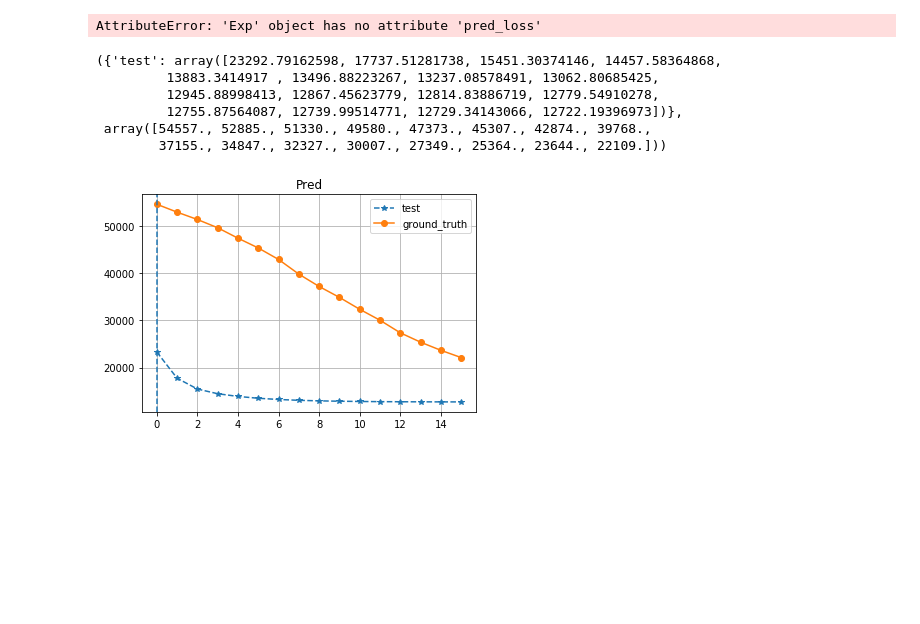
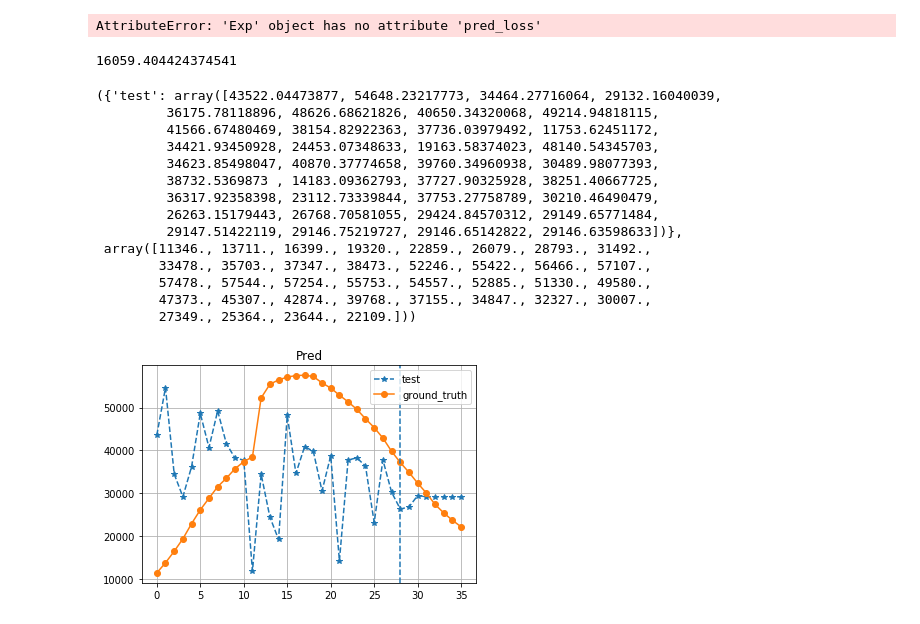
Before and after one commit to wtding1998/RNN_nCov, a Jupyter notebook: disease_analysis.ipynb, the cells around one changed output. Saved outputs shown, nothing was run; the diff lists cells and outputs as text; code cells hidden in the pictures; blank space fills up the shorter version.

Commit message:
add validation test

```diff
--- a/disease_analysis.ipynb
+++ b/disease_analysis.ipynb
@@ -655,20 +665,28 @@ exp.pred_loss()
 # %% [output]
 AttributeError: 'Exp' object has no attribute 'pred_loss'
 # %%
-path = 'D:/Jupyter_Documents/ML-code/research_code/output/test'
-exp_name = 'ori-stnn_05-03-19-09-12_4367'
+path = 'D:/Jupyter_Documents/ML-code/research_code/output/feb'
+exp_name = 'v3-stnn_05-05-17-33-13_3578'
 exp_dir = {'test': exp_name}
-# exp_name = 'v2-stnn_05-03-00-05-59_0251'
-# exp = Exp(exp_name, path)
-# print(exp.plot_train_times().shape)
-result.plot_pred_by_dir(exp_dir, path, train=False)
+# exp = result.Exp(exp_name, path)
+# exp.draw_loss(ylim2=5)
+result.plot_pred_by_dir(exp_dir, path, train=True)
 # %% [output]
-({'test': array([23292.79162598, 17737.51281738, 15451.30374146, 14457.58364868,
-         13883.3414917 , 13496.88223267, 13237.08578491, 13062.80685425,
-         12945.88998413, 12867.45623779, 12814.83886719, 12779.54910278,
-         12755.87564087, 12739.99514771, 12729.34143066, 12722.19396973])},
- array([54557., 52885., 51330., 49580., 47373., 45307., 42874., 39768.,
-        37155., 34847., 32327., 30007., 27349., 25364., 23644., 22109.]))
+16059.404424374541
+({'test': array([43522.04473877, 54648.23217773, 34464.27716064, 29132.16040039,
+         36175.78118896, 48626.68621826, 40650.34320068, 49214.94818115,
+         41566.67480469, 38154.82922363, 37736.03979492, 11753.62451172,
+         34421.93450928, 24453.07348633, 19163.58374023, 48140.54345703,
+         34623.85498047, 40870.37774658, 39760.34960938, 30489.98077393,
+         38732.5369873 , 14183.09362793, 37727.90325928, 38251.40667725,
+         36317.92358398, 23112.73339844, 37753.27758789, 30210.46490479,
+         26263.15179443, 26768.70581055, 29424.84570312, 29149.65771484,
+         29147.51422119, 29146.75219727, 29146.65142822, 29146.63598633])},
+ array([11346., 13711., 16399., 19320., 22859., 26079., 28793., 31492.,
+        33478., 35703., 37347., 38473., 52246., 55422., 56466., 57107.,
+        57478., 57544., 57254., 55753., 54557., 52885., 51330., 49580.,
+        47373., 45307., 42874., 39768., 37155., 34847., 32327., 30007.,
+        27349., 25364., 23644., 22109.]))
-[figure, old version]
+[figure, new version]
 # %%
 path = 'D:/Jupyter_Documents/ML-code/research_code/output/feb'
```
Also changed, not shown: parts of 2 cells of this notebook, 7 other files.
